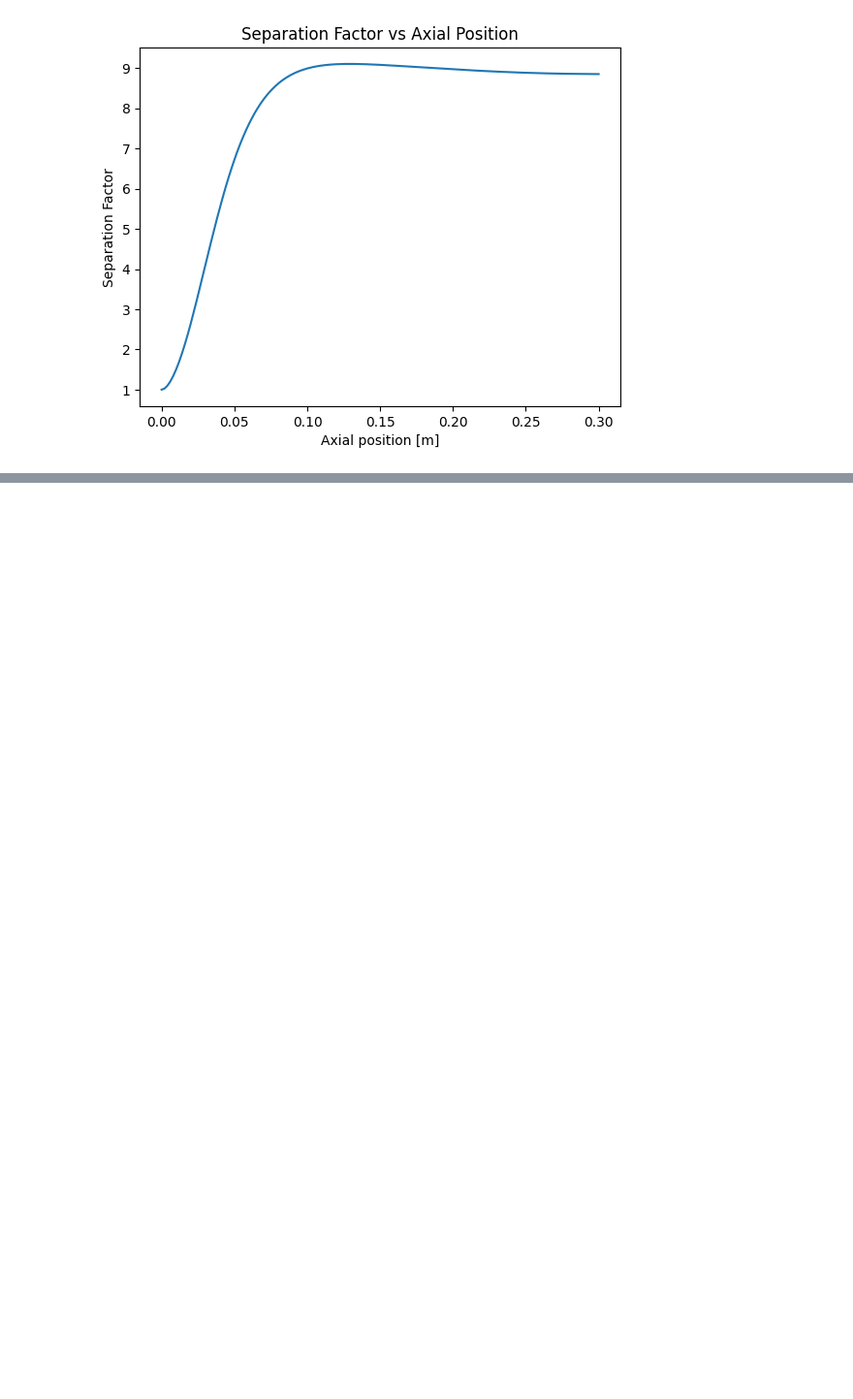
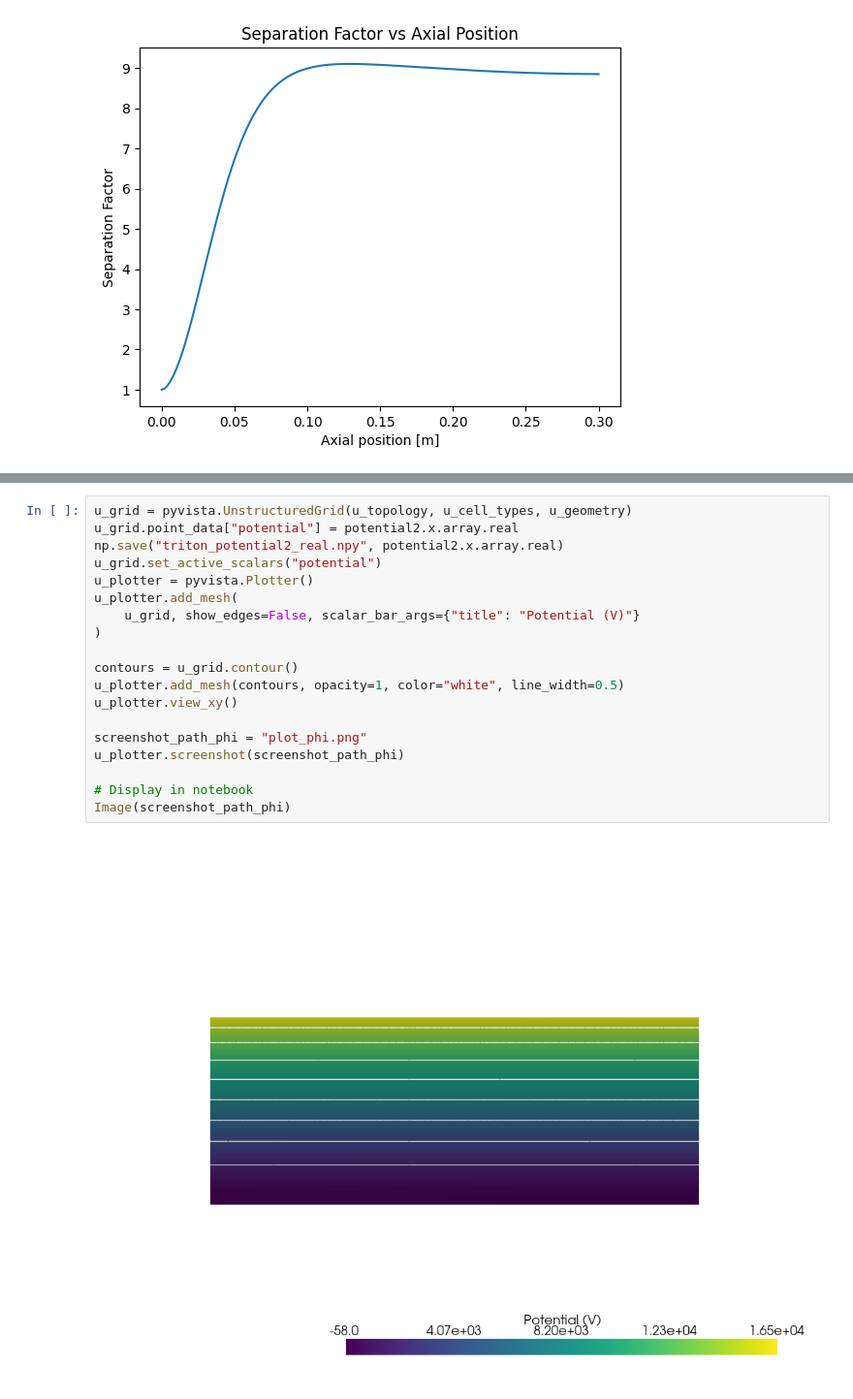
Before and after one commit to conner-fransoo/plasma-centrifuge, a Jupyter notebook: main.ipynb, the cells around one changed output, grey strips where cells are left out. Shown at 97% size. Cells and saved outputs as stored; diff of their text form; blank space fills up the shorter version.

```diff
--- a/main.ipynb
+++ b/main.ipynb
@@ -910,0 +1053,21 @@ plt.show()
+# %%
+u_grid = pyvista.UnstructuredGrid(u_topology, u_cell_types, u_geometry)
+u_grid.point_data["potential"] = potential2.x.array.real
+np.save("triton_potential2_real.npy", potential2.x.array.real)
+u_grid.set_active_scalars("potential")
+u_plotter = pyvista.Plotter()
+u_plotter.add_mesh(
+    u_grid, show_edges=False, scalar_bar_args={"title": "Potential (V)"}
+)
+
+contours = u_grid.contour()
+u_plotter.add_mesh(contours, opacity=1, color="white", line_width=0.5)
+u_plotter.view_xy()
+
+screenshot_path_phi = "plot_phi.png"
+u_plotter.screenshot(screenshot_path_phi)
+
+# Display in notebook
+Image(screenshot_path_phi)
+# %% [output]
+[figure, added]
```
Also changed, not shown: parts of 13 cells of this notebook.
